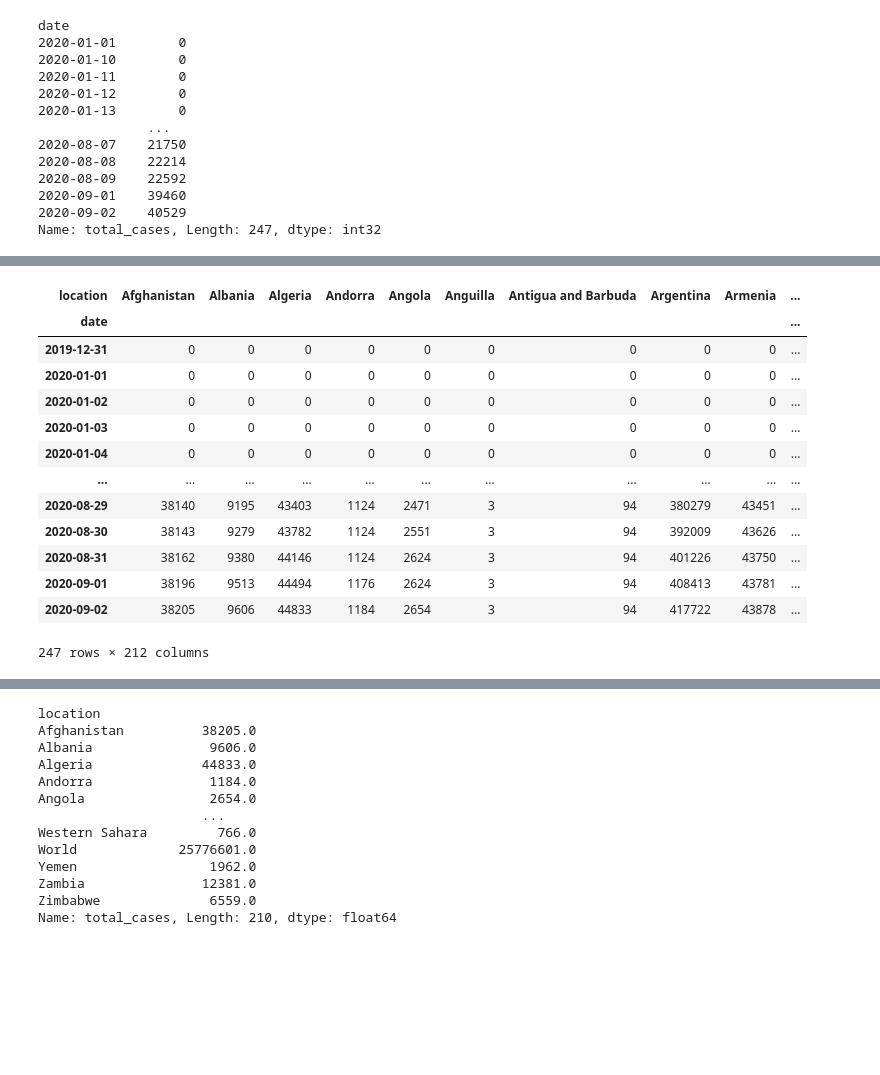
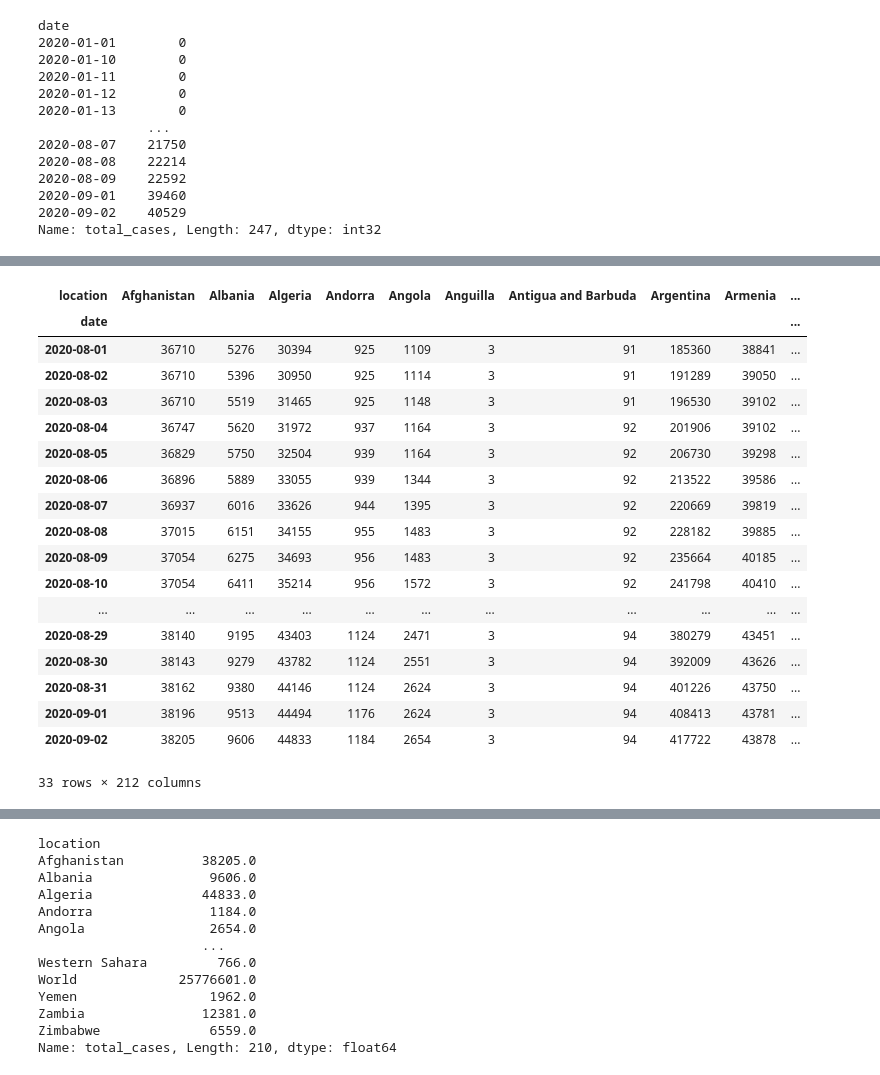
Before and after one commit to suraj-shakya/learning_python, a Jupyter notebook: Basics/Pandas - ExcelWriter.ipynb, the cells around one changed output, grey strips where cells are left out. Drawn from its saved outputs; the diff is of its cells as text; code cells hidden in the pictures; blank space fills up the shorter version.

```diff
--- a/Basics/Pandas - ExcelWriter.ipynb
+++ b/Basics/Pandas - ExcelWriter.ipynb
@@ -189,24 +197,31 @@ writer.save()
 # %%
 #get world data
 df_covid_cases.date = pd.to_datetime(df_covid_cases.date)
 df_total_cases = df_covid_cases[['date','location','total_cases']].fillna(0)
 world_cases =  df_total_cases.pivot(index='date',columns='location',values='total_cases').fillna(0).astype(int)
+# world_cases.index = pd.to_datetime(world_cases.index)
+world_cases = world_cases[world_cases.index>='2020-8-01']
 world_cases
 # %% [output]
 | location | Afghanistan | Albania | Algeria | Andorra | Angola | Anguilla | Antigua and Barbuda | Argentina | Armenia | ... |
 | date |  |  |  |  |  |  |  |  |  | ... |
-| 2019-12-31 | 0 | 0 | 0 | 0 | 0 | 0 | 0 | 0 | 0 | ... |
-| 2020-01-01 | 0 | 0 | 0 | 0 | 0 | 0 | 0 | 0 | 0 | ... |
-| 2020-01-02 | 0 | 0 | 0 | 0 | 0 | 0 | 0 | 0 | 0 | ... |
-| 2020-01-03 | 0 | 0 | 0 | 0 | 0 | 0 | 0 | 0 | 0 | ... |
-| 2020-01-04 | 0 | 0 | 0 | 0 | 0 | 0 | 0 | 0 | 0 | ... |
+| 2020-08-01 | 36710 | 5276 | 30394 | 925 | 1109 | 3 | 91 | 185360 | 38841 | ... |
+| 2020-08-02 | 36710 | 5396 | 30950 | 925 | 1114 | 3 | 91 | 191289 | 39050 | ... |
+| 2020-08-03 | 36710 | 5519 | 31465 | 925 | 1148 | 3 | 91 | 196530 | 39102 | ... |
+| 2020-08-04 | 36747 | 5620 | 31972 | 937 | 1164 | 3 | 92 | 201906 | 39102 | ... |
+| 2020-08-05 | 36829 | 5750 | 32504 | 939 | 1164 | 3 | 92 | 206730 | 39298 | ... |
+| 2020-08-06 | 36896 | 5889 | 33055 | 939 | 1344 | 3 | 92 | 213522 | 39586 | ... |
+| 2020-08-07 | 36937 | 6016 | 33626 | 944 | 1395 | 3 | 92 | 220669 | 39819 | ... |
+| 2020-08-08 | 37015 | 6151 | 34155 | 955 | 1483 | 3 | 92 | 228182 | 39885 | ... |
+| 2020-08-09 | 37054 | 6275 | 34693 | 956 | 1483 | 3 | 92 | 235664 | 40185 | ... |
+| 2020-08-10 | 37054 | 6411 | 35214 | 956 | 1572 | 3 | 92 | 241798 | 40410 | ... |
 | ... | ... | ... | ... | ... | ... | ... | ... | ... | ... | ... |
 | 2020-08-29 | 38140 | 9195 | 43403 | 1124 | 2471 | 3 | 94 | 380279 | 43451 | ... |
 | 2020-08-30 | 38143 | 9279 | 43782 | 1124 | 2551 | 3 | 94 | 392009 | 43626 | ... |
 | 2020-08-31 | 38162 | 9380 | 44146 | 1124 | 2624 | 3 | 94 | 401226 | 43750 | ... |
 | 2020-09-01 | 38196 | 9513 | 44494 | 1176 | 2624 | 3 | 94 | 408413 | 43781 | ... |
 | 2020-09-02 | 38205 | 9606 | 44833 | 1184 | 2654 | 3 | 94 | 417722 | 43878 | ... |
-247 rows × 212 columns
+33 rows × 212 columns
 # %%
 writer = pd.ExcelWriter(new_excel_file, engine="xlsxwriter")
 sheet_name = "world_cases"
```
Also changed, not shown: parts of 6 cells of this notebook, 1 other file.
